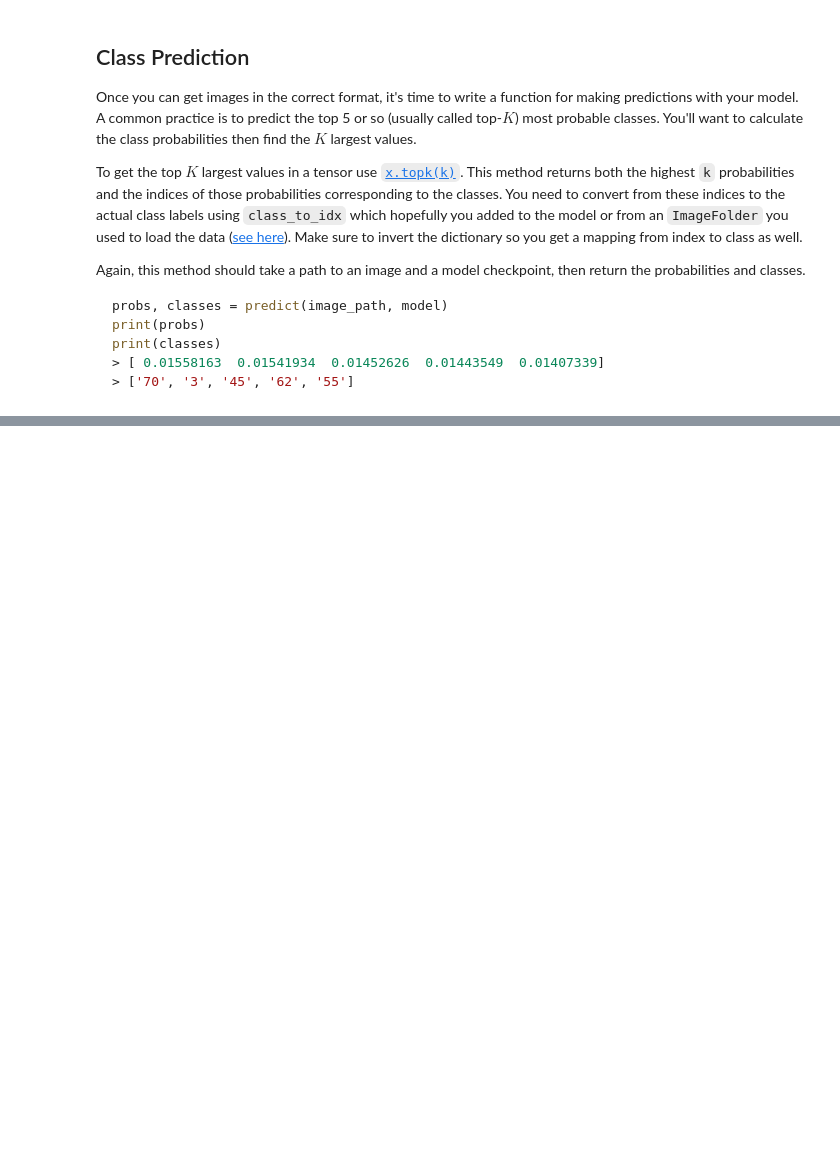
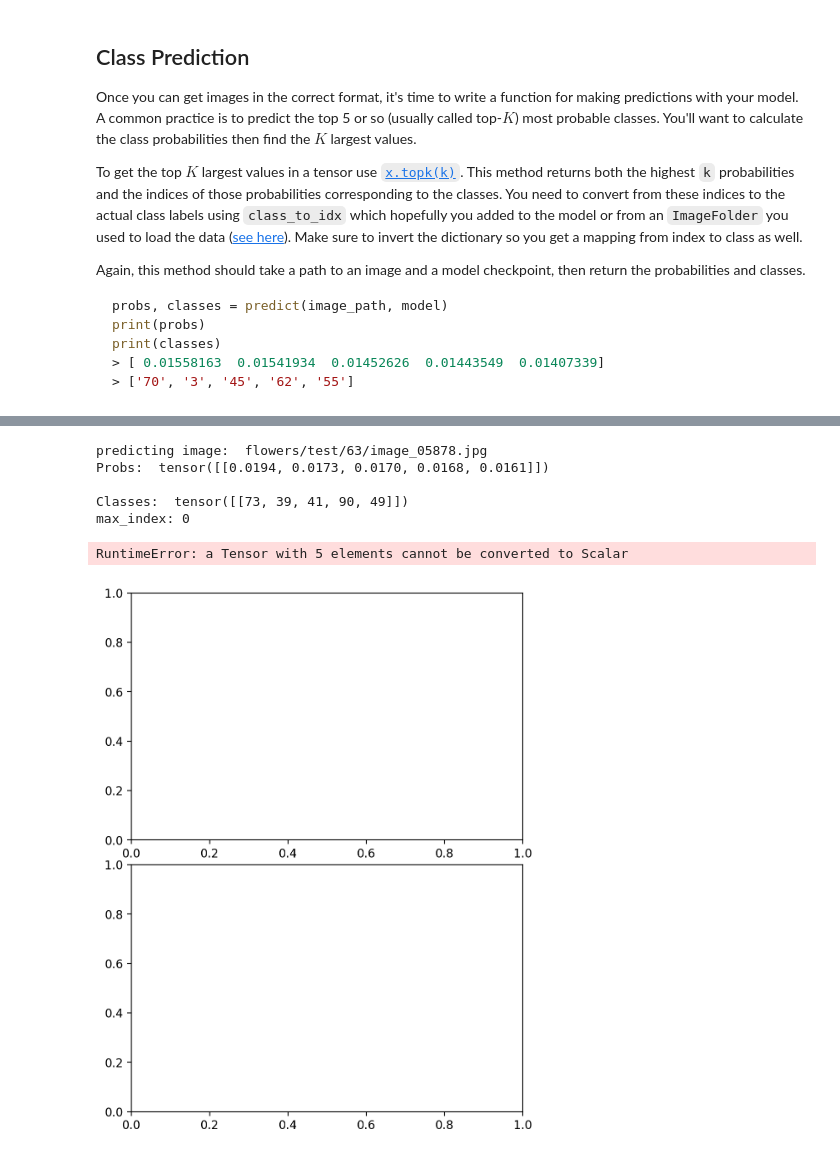
Before and after one commit to kinant/ud-ai-python-nd, a Jupyter notebook: PR02/Image Classifier Project_V1.1.ipynb, the cells around one changed output, grey strips where cells are left out. Cells and saved outputs as stored; diff of their text form; code cells hidden in the pictures; blank space fills up the shorter version.

```diff
--- a/PR02/Image Classifier Project_V1.1.ipynb
+++ b/PR02/Image Classifier Project_V1.1.ipynb
@@ -382,0 +528,59 @@ You can convert from the class integer encoding to actual flower names with the
+# %%
+# TODO: Display an image along with the top 5 classes
+# get a random image from a random path
+random_image = get_random_image_path()
+print("predicting image: ", random_image)
+
+# predict, and get probabilities and classes
+probabilities, classes = predict(random_image, new_m._model)
+print("Probs: ", probabilities)
+print()
+print("Classes: ", classes)
+
+# To plot more than one sublot
+# I used https://github.com/udacity/DL_PyTorch/blob/master/helper.py
+# As a starting point.
+fig, (ax1, ax2) = plt.subplots(figsize=(6,8), nrows=2)
+
+fig.subplots_adjust(hspace=0.1, wspace=0.1)
+
+# get the index of the maximum probability
+# https://docs.scipy.org/doc/numpy/reference/generated/numpy.argmax.html
+max_index = 0
+
+print(f"max_index: {max_index}")
+
+# get the label for the class with the max probability
+max_index_label = image_classifier.cat_to_name[classes[0].item()]
+
+# We 'plot' the image
+# open the image
+image = Image.open(random_image)
+
+# turn axis off, set the title and show the image
+ax1.axis('off')
+ax1.set_title(max_index_label)
+ax1.imshow(image)
+
+# create all the labels by converting using the cat_to_name
+# mapping
+labels = []
+for cls in classes:
+    labels.append(image_classifier.cat_to_name.cat_to_name[cls])
+
+# show the bar graph
+y_pos = np.arange(len(labels))
+ax2.barh(y_pos, probabilities)
+ax2.set_yticks(y_pos)
+ax2.set_yticklabels(labels)
+ax2.set_xlim(0, 1.0)
+
+plt.tight_layout()
+# %% [output]
+predicting image:  flowers/test/63/image_05878.jpg
+Probs:  tensor([[0.0194, 0.0173, 0.0170, 0.0168, 0.0161]])
+
+Classes:  tensor([[73, 39, 41, 90, 49]])
+max_index: 0
+RuntimeError: a Tensor with 5 elements cannot be converted to Scalar
+[figure, added]
```
Also changed, not shown: parts of 8 cells of this notebook.
